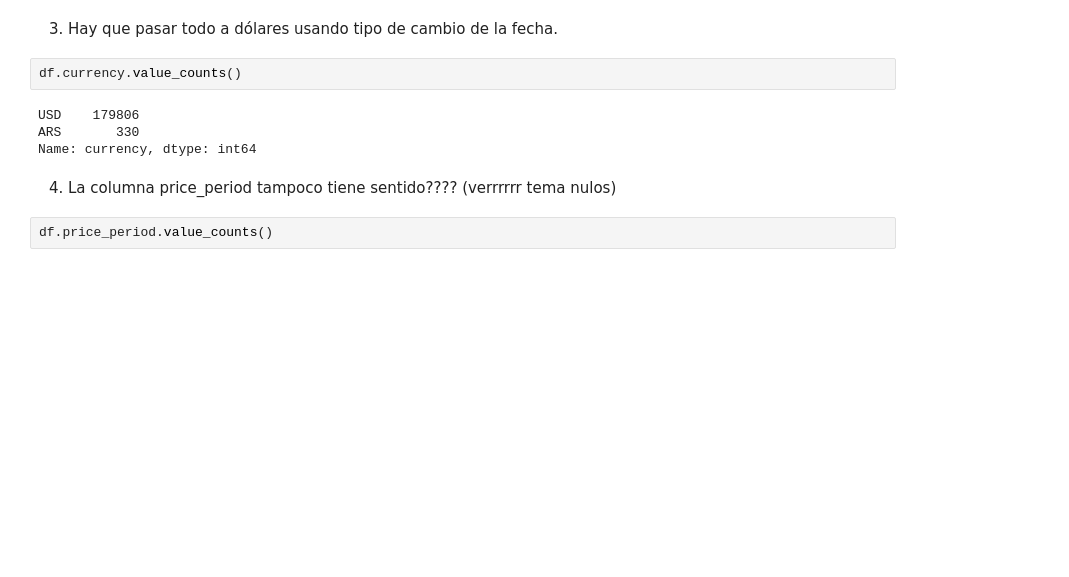
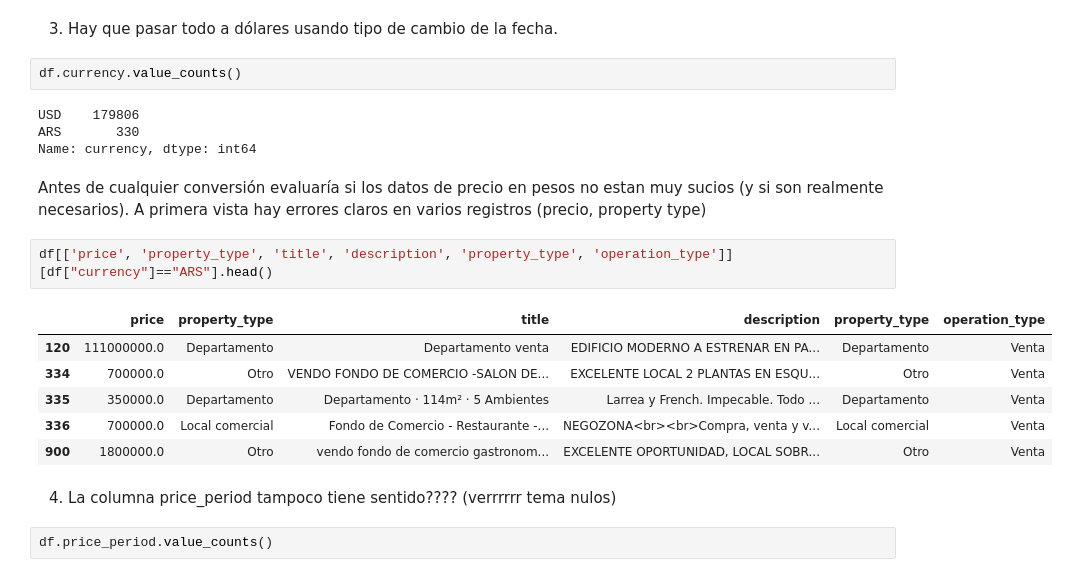
Before and after one commit to Ignacio-Ibarra/tpAA, a Jupyter notebook: tpAA.ipynb, the cells around one changed output. Drawn from its saved outputs; the diff is of its cells as text; blank space fills up the shorter version.

```diff
--- a/tpAA.ipynb
+++ b/tpAA.ipynb
@@ -32,6 +32,17 @@ df.currency.value_counts()
 USD    179806
 ARS       330
 Name: currency, dtype: int64
+# %% [markdown]
+Antes de cualquier conversión evaluaría si los datos de precio en pesos no estan muy sucios (y si son realmente necesarios). A primera vista hay errores claros en varios registros (precio, property type)
+# %%
+df[['price', 'property_type', 'title', 'description', 'property_type', 'operation_type']][df["currency"]=="ARS"].head()
+# %% [output]
+|  | price | property_type | title | description | property_type | operation_type |
+| 120 | 111000000.0 | Departamento | Departamento venta | EDIFICIO MODERNO A ESTRENAR EN PA... | Departamento | Venta |
+| 334 | 700000.0 | Otro | VENDO FONDO DE COMERCIO -SALON DE... | EXCELENTE LOCAL 2 PLANTAS EN ESQU... | Otro | Venta |
+| 335 | 350000.0 | Departamento | Departamento · 114m² · 5 Ambientes | Larrea y French. Impecable. Todo ... | Departamento | Venta |
+| 336 | 700000.0 | Local comercial | Fondo de Comercio - Restaurante -... | NEGOZONA<br><br>Compra, venta y v... | Local comercial | Venta |
+| 900 | 1800000.0 | Otro | vendo fondo de comercio gastronom... | EXCELENTE OPORTUNIDAD, LOCAL SOBR... | Otro | Venta |
 # %% [markdown]
 4. La columna price_period tampoco tiene sentido???? (verrrrrr tema nulos)
 # %%
```
Also changed, not shown: parts of 3 cells of this notebook.
